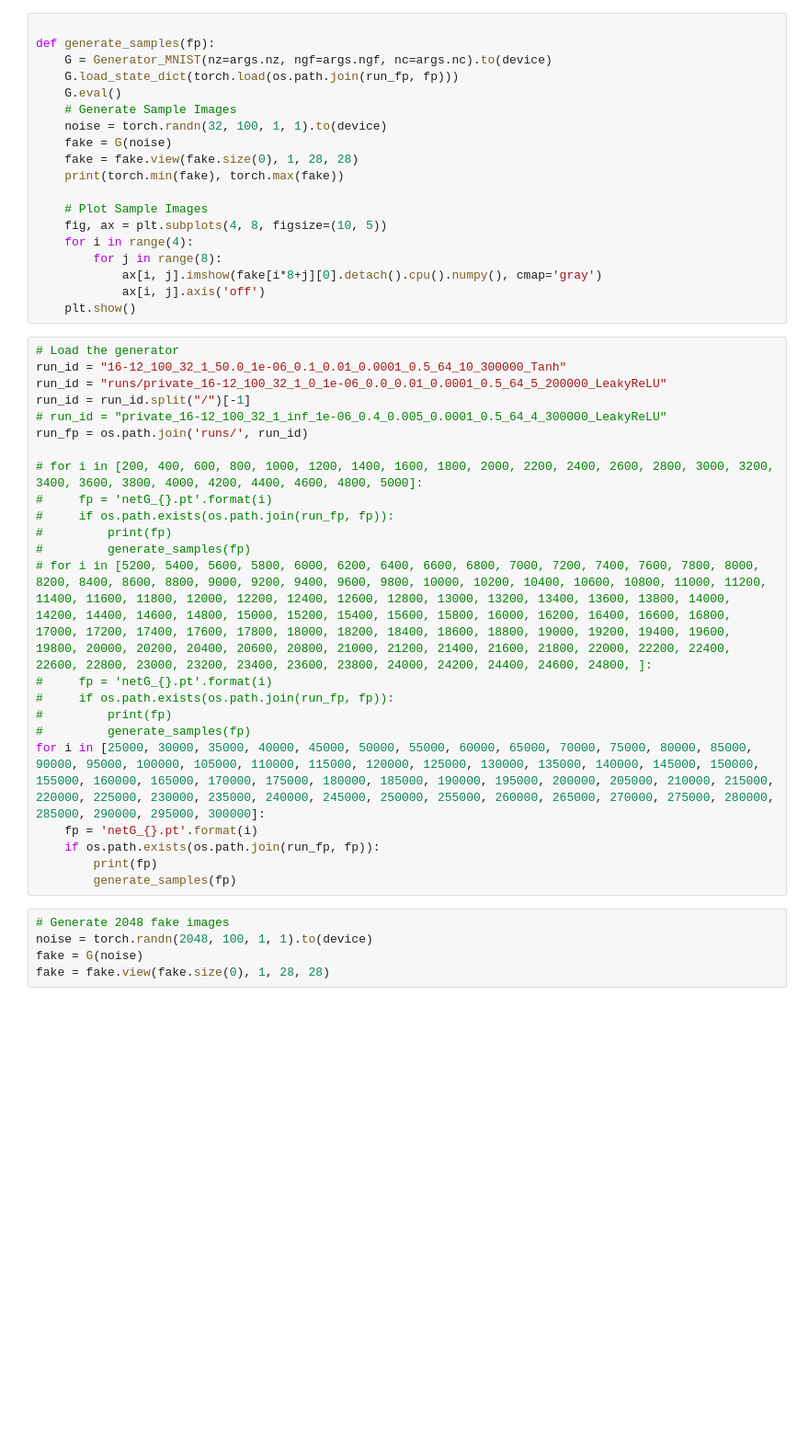
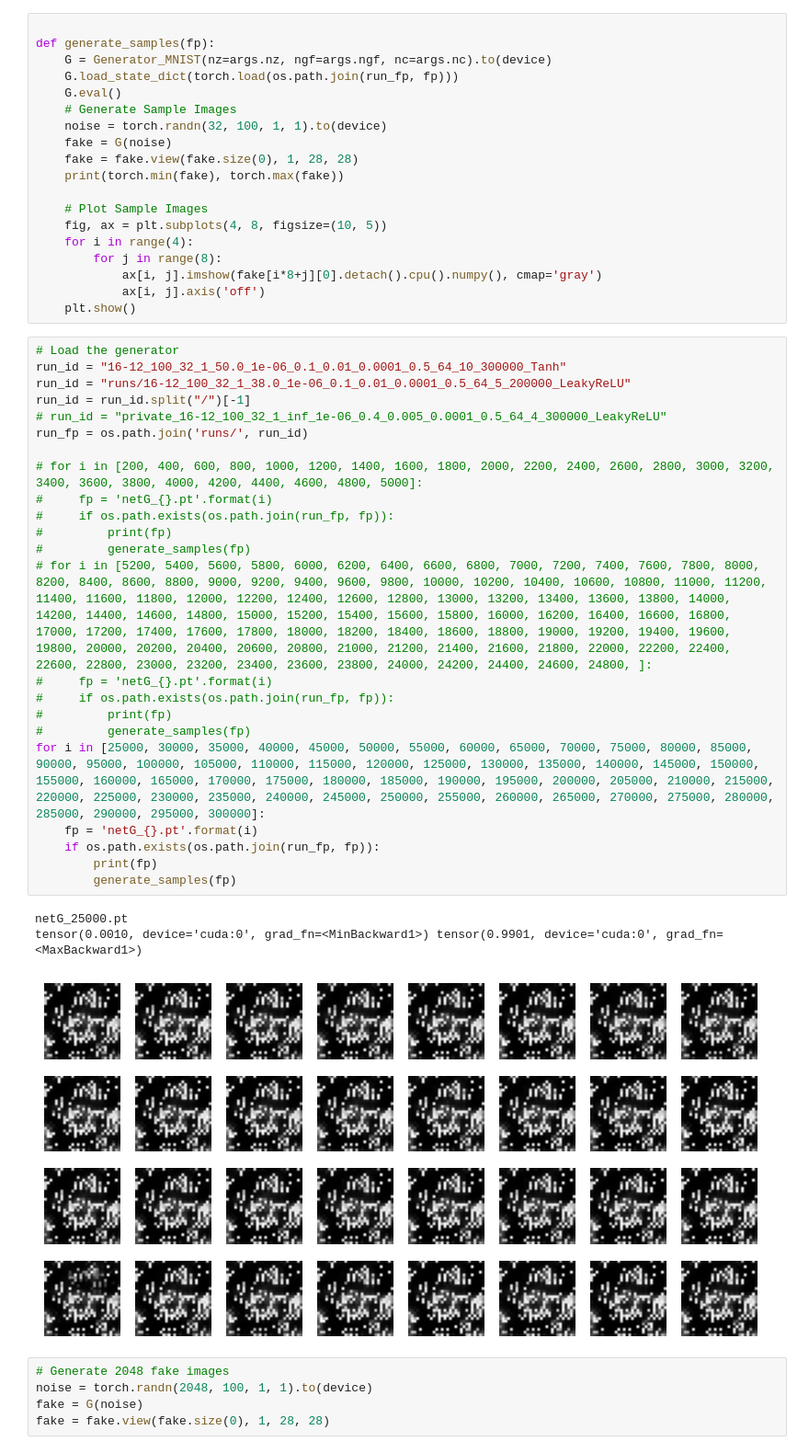
Before and after one commit to JasonTang99/p2, a Jupyter notebook: testing.ipynb, the cells around one changed output. Shown at 92% size. Saved outputs shown, nothing was run; the diff lists cells and outputs as text; blank space fills up the shorter version.

```diff
--- a/testing.ipynb
+++ b/testing.ipynb
@@ -143,26 +165,30 @@ def generate_samples(fp):
 # %%
 # Load the generator
 run_id = "16-12_100_32_1_50.0_1e-06_0.1_0.01_0.0001_0.5_64_10_300000_Tanh"
-run_id = "runs/private_16-12_100_32_1_0_1e-06_0.0_0.01_0.0001_0.5_64_5_200000_LeakyReLU"
+run_id = "runs/16-12_100_32_1_38.0_1e-06_0.1_0.01_0.0001_0.5_64_5_200000_LeakyReLU"
 run_id = run_id.split("/")[-1]
 # run_id = "private_16-12_100_32_1_inf_1e-06_0.4_0.005_0.0001_0.5_64_4_300000_LeakyReLU"
 run_fp = os.path.join('runs/', run_id)
 
 # for i in [200, 400, 600, 800, 1000, 1200, 1400, 1600, 1800, 2000, 2200, 2400, 2600, 2800, 3000, 3200, 3400, 3600, 3800, 4000, 4200, 4400, 4600, 4800, 5000]:
 #     fp = 'netG_{}.pt'.format(i)
 #     if os.path.exists(os.path.join(run_fp, fp)):
 #         print(fp)
 #         generate_samples(fp)
 # for i in [5200, 5400, 5600, 5800, 6000, 6200, 6400, 6600, 6800, 7000, 7200, 7400, 7600, 7800, 8000, 8200, 8400, 8600, 8800, 9000, 9200, 9400, 9600, 9800, 10000, 10200, 10400, 10600, 10800, 11000, 11200, 11400, 11600, 11800, 12000, 12200, 12400, 12600, 12800, 13000, 13200, 13400, 13600, 13800, 14000, 14200, 14400, 14600, 14800, 15000, 15200, 15400, 15600, 15800, 16000, 16200, 16400, 16600, 16800, 17000, 17200, 17400, 17600, 17800, 18000, 18200, 18400, 18600, 18800, 19000, 19200, 19400, 19600, 19800, 20000, 20200, 20400, 20600, 20800, 21000, 21200, 21400, 21600, 21800, 22000, 22200, 22400, 22600, 22800, 23000, 23200, 23400, 23600, 23800, 24000, 24200, 24400, 24600, 24800, ]:
 #     fp = 'netG_{}.pt'.format(i)
 #     if os.path.exists(os.path.join(run_fp, fp)):
 #         print(fp)
 #         generate_samples(fp)
 for i in [25000, 30000, 35000, 40000, 45000, 50000, 55000, 60000, 65000, 70000, 75000, 80000, 85000, 90000, 95000, 100000, 105000, 110000, 115000, 120000, 125000, 130000, 135000, 140000, 145000, 150000, 155000, 160000, 165000, 170000, 175000, 180000, 185000, 190000, 195000, 200000, 205000, 210000, 215000, 220000, 225000, 230000, 235000, 240000, 245000, 250000, 255000, 260000, 265000, 270000, 275000, 280000, 285000, 290000, 295000, 300000]:
     fp = 'netG_{}.pt'.format(i)
     if os.path.exists(os.path.join(run_fp, fp)):
         print(fp)
         generate_samples(fp)
+# %% [output]
+netG_25000.pt
+tensor(0.0010, device='cuda:0', grad_fn=<MinBackward1>) tensor(0.9901, device='cuda:0', grad_fn=<MaxBackward1>)
+[figure, added]
 # %%
 # Generate 2048 fake images
 noise = torch.randn(2048, 100, 1, 1).to(device)
```
Also changed, not shown: parts of 2 cells of this notebook, 4 other files.
